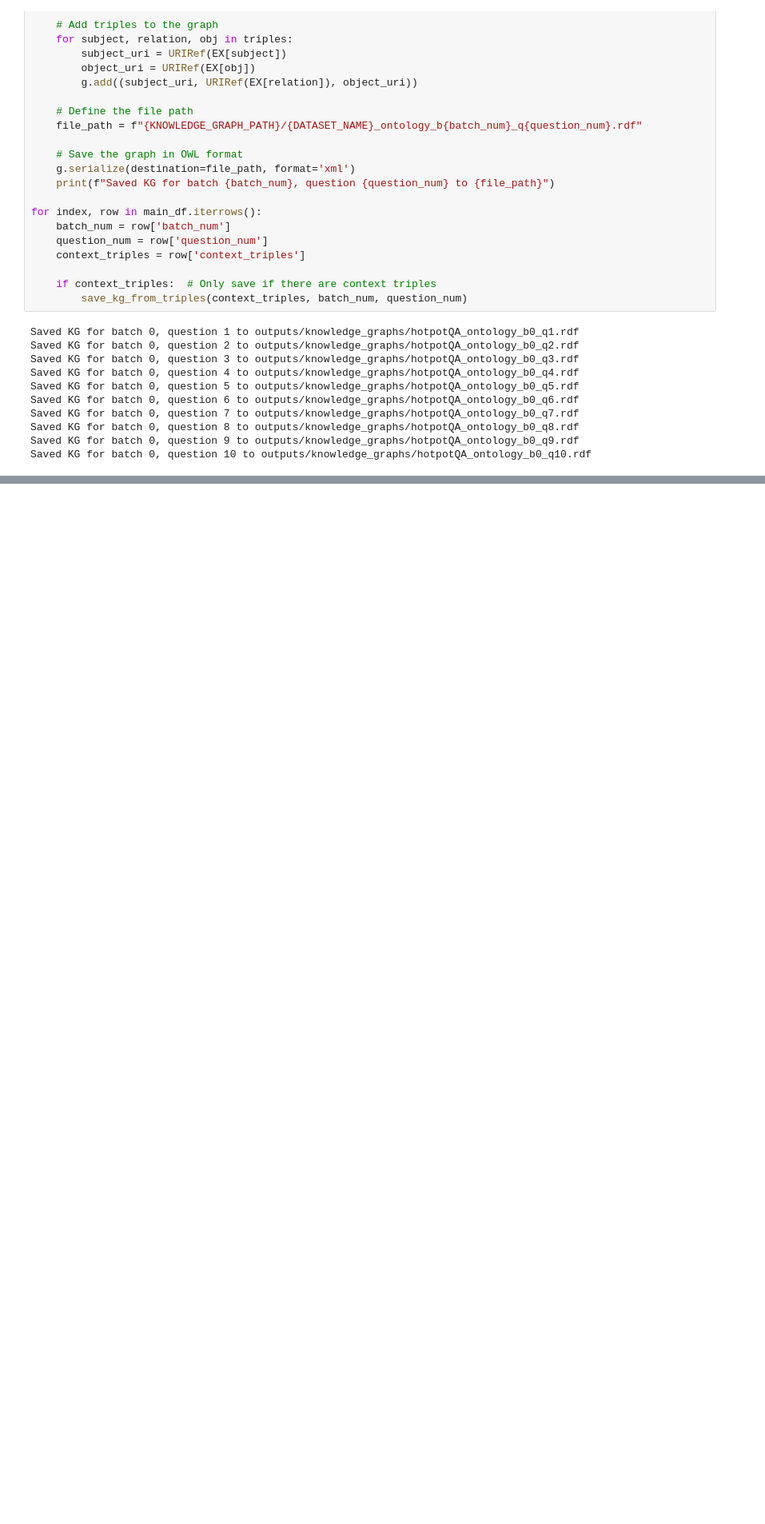
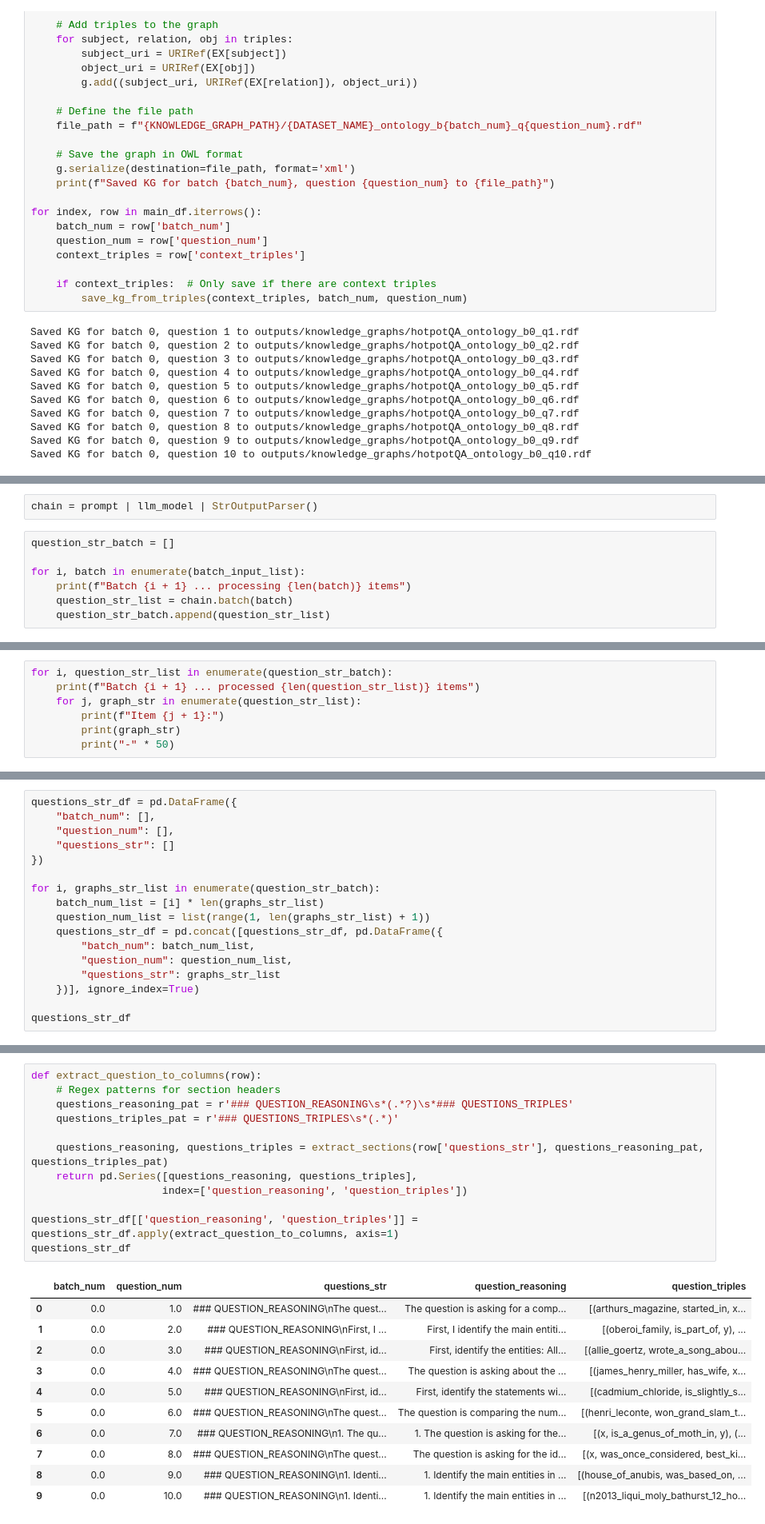
Before and after one commit to CDAC-lab/research-llm-graph-reasoning, a Jupyter notebook: analyze_hotpotqa_complex_entity_prediction.ipynb, the cells around one changed output, grey strips where cells are left out. Shown: that part at 80% size. Drawn from its saved outputs; the diff is of its cells as text; blank space fills up the shorter version.

```diff
--- a/analyze_hotpotqa_complex_entity_prediction.ipynb
+++ b/analyze_hotpotqa_complex_entity_prediction.ipynb
@@ -549,0 +609,9 @@ Saved KG for batch 0, question 10 to outputs/knowledge_graphs/hotpotQA_ontology_
+# %%
+chain = prompt | llm_model | StrOutputParser()
+# %%
+question_str_batch = []
+
+for i, batch in enumerate(batch_input_list):
+    print(f"Batch {i + 1} ... processing {len(batch)} items")
+    question_str_list = chain.batch(batch)
+    question_str_batch.append(question_str_list)
@@ -549,0 +620,7 @@ Saved KG for batch 0, question 10 to outputs/knowledge_graphs/hotpotQA_ontology_
+# %%
+for i, question_str_list in enumerate(question_str_batch):
+    print(f"Batch {i + 1} ... processed {len(question_str_list)} items")
+    for j, graph_str in enumerate(question_str_list):
+        print(f"Item {j + 1}:")
+        print(graph_str)
+        print("-" * 50)
@@ -549,0 +645,17 @@ Saved KG for batch 0, question 10 to outputs/knowledge_graphs/hotpotQA_ontology_
+# %%
+questions_str_df = pd.DataFrame({
+    "batch_num": [],
+    "question_num": [],
+    "questions_str": []
+})
+
+for i, graphs_str_list in enumerate(question_str_batch):
+    batch_num_list = [i] * len(graphs_str_list)
+    question_num_list = list(range(1, len(graphs_str_list) + 1))
+    questions_str_df = pd.concat([questions_str_df, pd.DataFrame({
+        "batch_num": batch_num_list,
+        "question_num": question_num_list,
+        "questions_str": graphs_str_list
+    })], ignore_index=True)
+
+questions_str_df
@@ -549,0 +674,24 @@ Saved KG for batch 0, question 10 to outputs/knowledge_graphs/hotpotQA_ontology_
+# %%
+def extract_question_to_columns(row):
+    # Regex patterns for section headers
+    questions_reasoning_pat = r'### QUESTION_REASONING\s*(.*?)\s*### QUESTIONS_TRIPLES'
+    questions_triples_pat = r'### QUESTIONS_TRIPLES\s*(.*)'
+
+    questions_reasoning, questions_triples = extract_sections(row['questions_str'], questions_reasoning_pat, questions_triples_pat)
+    return pd.Series([questions_reasoning, questions_triples],
+                     index=['question_reasoning', 'question_triples'])
+
+questions_str_df[['question_reasoning', 'question_triples']] = questions_str_df.apply(extract_question_to_columns, axis=1)
+questions_str_df
+# %% [output]
+|  | batch_num | question_num | questions_str | question_reasoning | question_triples |
+| 0 | 0.0 | 1.0 | ### QUESTION_REASONING\nThe quest... | The question is asking for a comp... | [(arthurs_magazine, started_in, x... |
+| 1 | 0.0 | 2.0 | ### QUESTION_REASONING\nFirst, I ... | First, I identify the main entiti... | [(oberoi_family, is_part_of, y), ... |
+| 2 | 0.0 | 3.0 | ### QUESTION_REASONING\nFirst, id... | First, identify the entities: All... | [(allie_goertz, wrote_a_song_abou... |
+| 3 | 0.0 | 4.0 | ### QUESTION_REASONING\nThe quest... | The question is asking about the ... | [(james_henry_miller, has_wife, x... |
+| 4 | 0.0 | 5.0 | ### QUESTION_REASONING\nFirst, id... | First, identify the statements wi... | [(cadmium_chloride, is_slightly_s... |
+| 5 | 0.0 | 6.0 | ### QUESTION_REASONING\nThe quest... | The question is comparing the num... | [(henri_leconte, won_grand_slam_t... |
+| 6 | 0.0 | 7.0 | ### QUESTION_REASONING\n1. The qu... | 1. The question is asking for the... | [(x, is_a_genus_of_moth_in, y), (... |
+| 7 | 0.0 | 8.0 | ### QUESTION_REASONING\nThe quest... | The question is asking for the id... | [(x, was_once_considered, best_ki... |
+| 8 | 0.0 | 9.0 | ### QUESTION_REASONING\n1. Identi... | 1. Identify the main entities in ... | [(house_of_anubis, was_based_on, ... |
+| 9 | 0.0 | 10.0 | ### QUESTION_REASONING\n1. Identi... | 1. Identify the main entities in ... | [(n2013_liqui_moly_bathurst_12_ho... |
```
Also changed, not shown: parts of 29 cells of this notebook.
